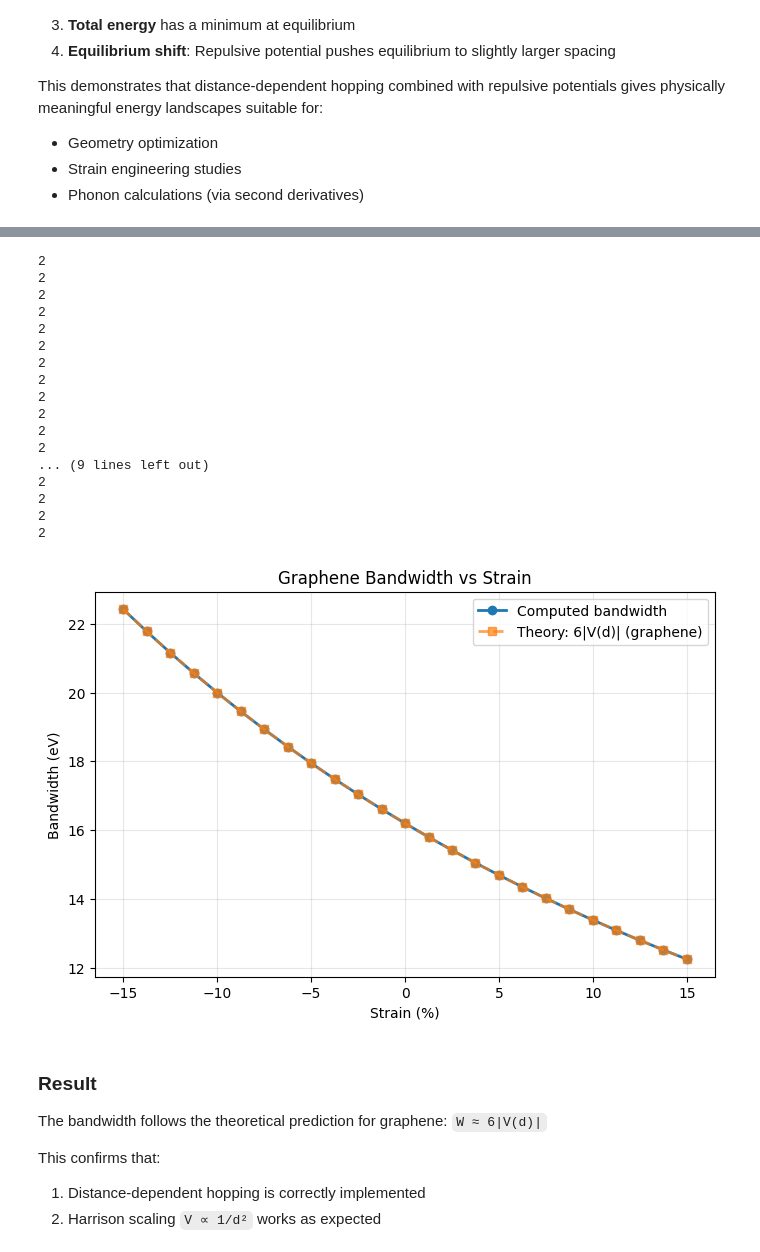
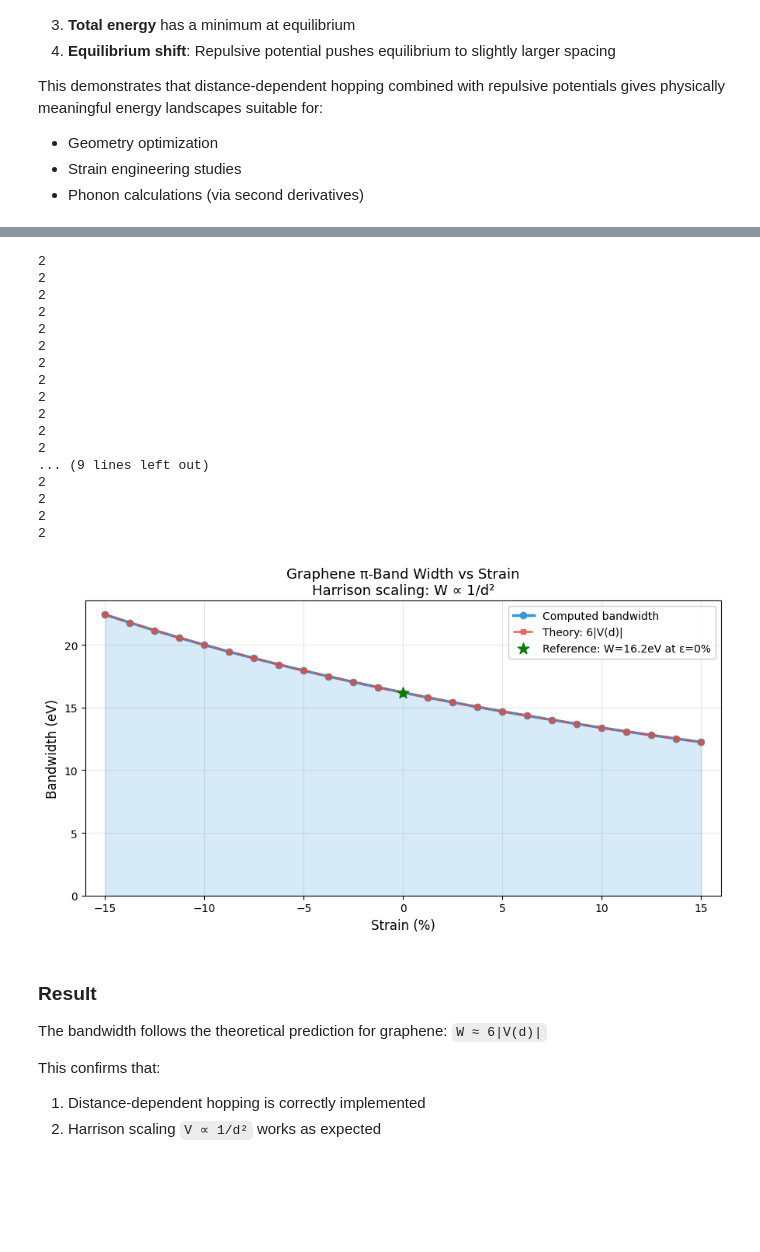
Before and after one commit to santoshkumarradha/pysktb, a Jupyter notebook: docs/source/examples/forces_and_scaling.ipynb, the cells around one changed output, grey strips where cells are left out. Drawn from its saved outputs; the diff is of its cells as text; code cells hidden in the pictures; blank space fills up the shorter version.

```diff
--- a/docs/source/examples/forces_and_scaling.ipynb
+++ b/docs/source/examples/forces_and_scaling.ipynb
@@ -325,5 +337,5 @@ plt.show()
 # %%
-# Bandwidth vs strain
+# Bandwidth vs strain - clean single plot
 bandwidths = []
 V_values = []
 
@@ -331,43 +343,58 @@ for a in lattice_constants:
     structure, d_nn = create_graphene(a)
     ham = Hamiltonian(structure, params, numba=0)
     k_path = [[0, 0, 0], [0.5, 0, 0], [1/3, 1/3, 0], [0, 0, 0]]
     kpts, _, _ = ham.get_kpts(k_path, nk=30)
     eigenvalues = ham.solve_kpath(kpts, soc=False, parallel=False)
     bandwidths.append(eigenvalues.max() - eigenvalues.min())
     V_values.append(params["CC"]["V_ppp"](d_nn))
 
 bandwidths = np.array(bandwidths)
 V_values = np.array(V_values)
 
-plt.figure(figsize=(8, 5))
-plt.plot(strains * 100, bandwidths, 'o-', label='Computed bandwidth', lw=2)
-plt.plot(strains * 100, 6 * np.abs(V_values), 's--',
-         label='Theory: 6|V(d)| (graphene)', lw=2, alpha=0.7)
-plt.xlabel('Strain (%)')
-plt.ylabel('Bandwidth (eV)')
-plt.title('Graphene Bandwidth vs Strain')
-plt.legend()
-plt.grid(True, alpha=0.3)
+fig, ax = plt.subplots(figsize=(9, 5))
+
+# Plot computed bandwidth with filled area
+ax.fill_between(strains * 100, 0, bandwidths, alpha=0.2, color='#3498db')
+ax.plot(strains * 100, bandwidths, 'o-', color='#3498db', label='Computed bandwidth', lw=2.5, markersize=6)
+
+# Theory prediction
+ax.plot(strains * 100, 6 * np.abs(V_values), 's--', color='#e74c3c',
+        label='Theory: 6|V(d)|', lw=2, alpha=0.8, markersize=5)
+
+# Mark reference point at zero strain
+zero_idx = len(strains) // 2
+ax.scatter([0], [bandwidths[zero_idx]], color='green', s=120, zorder=5, marker='*',
+           label=f'Reference: W={bandwidths[zero_idx]:.1f}eV at ε=0%')
+
+ax.set_xlabel('Strain (%)', fontsize=12)
+ax.set_ylabel('Bandwidth (eV)', fontsize=12)
+ax.set_title('Graphene π-Band Width vs Strain\nHarrison scaling: W ∝ 1/d²', fontsize=13)
+ax.legend(loc='upper right', fontsize=10, framealpha=0.95)
+ax.grid(True, alpha=0.3)
+ax.set_xlim(-16, 16)
+ax.set_ylim(0, None)
+
+plt.tight_layout()
 plt.show()
 # %% [output]
 2
 2
 2
 2
 2
 2
 2
 2
 2
 2
 2
 2
 ... (9 lines left out)
 2
 2
 2
 2
-[figure, old version]
+[figure, new version]
 # %% [markdown]
 ### Result
 
```
Also changed, not shown: parts of 4 cells of this notebook.
